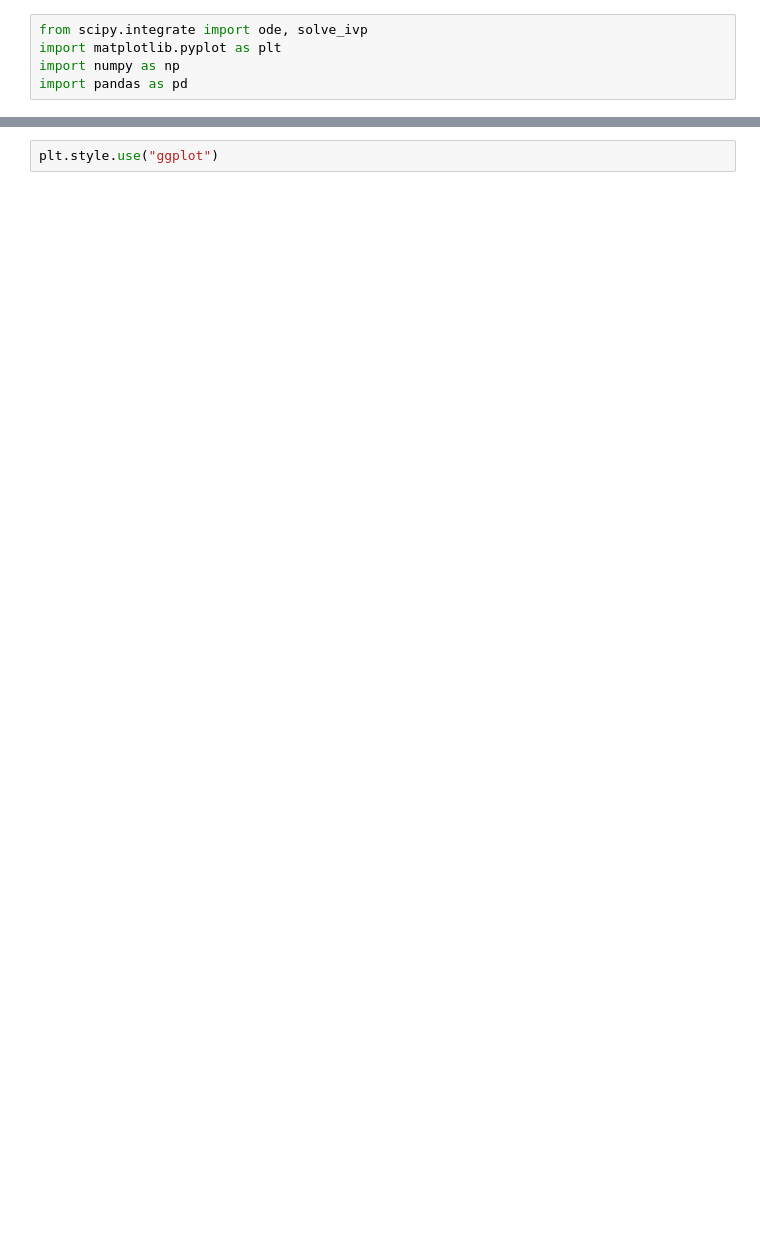
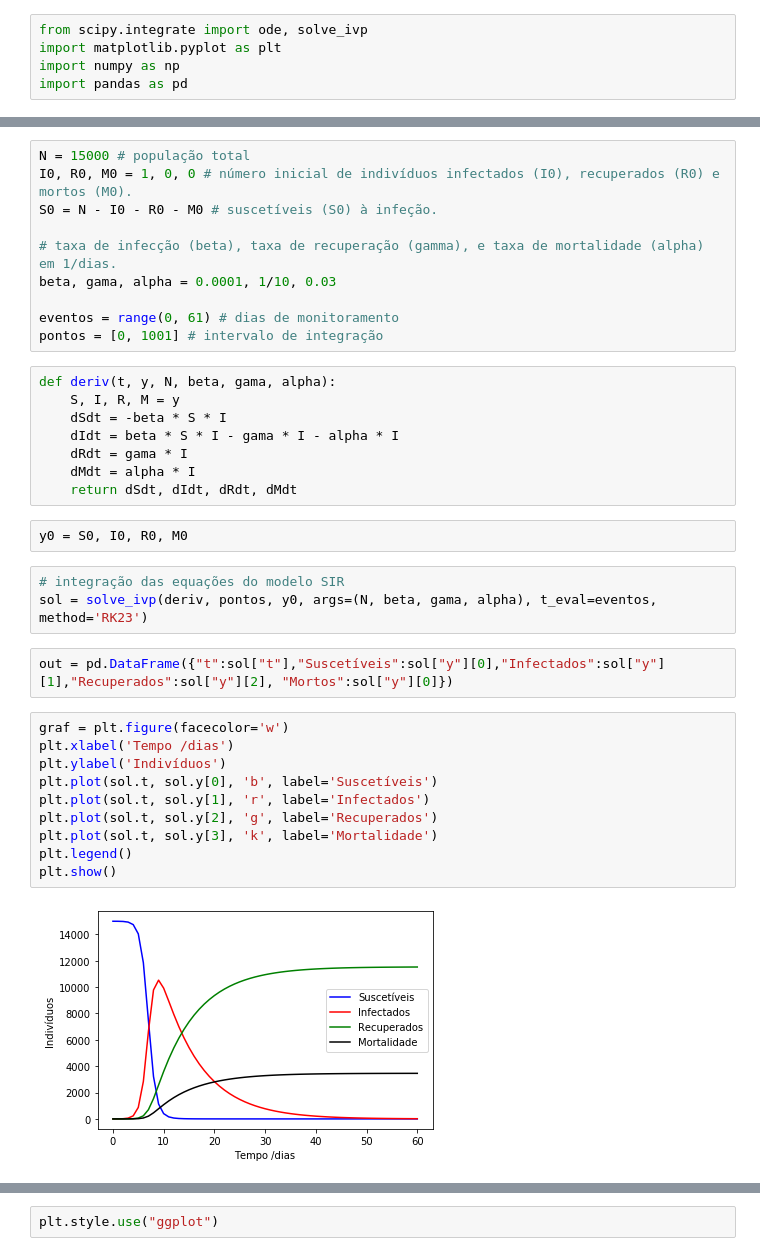
Before and after one commit to anathayna/jupyter-notebook, a Jupyter notebook: simulation/deterministic.ipynb, the cells around one changed output, grey strips where cells are left out. Drawn from its saved outputs; the diff is of its cells as text; blank space fills up the shorter version.

```diff
--- a/simulation/deterministic.ipynb
+++ b/simulation/deterministic.ipynb
@@ -13 +19,38 @@ import pandas as pd
+# %%
+N = 15000 # população total
+I0, R0, M0 = 1, 0, 0 # número inicial de indivíduos infectados (I0), recuperados (R0) e mortos (M0).
+S0 = N - I0 - R0 - M0 # suscetíveis (S0) à infeção.
+
+# taxa de infecção (beta), taxa de recuperação (gamma), e taxa de mortalidade (alpha) em 1/dias.
+beta, gama, alpha = 0.0001, 1/10, 0.03
+
+eventos = range(0, 61) # dias de monitoramento
+pontos = [0, 1001] # intervalo de integração
+# %%
+def deriv(t, y, N, beta, gama, alpha):
+    S, I, R, M = y
+    dSdt = -beta * S * I
+    dIdt = beta * S * I - gama * I - alpha * I
+    dRdt = gama * I
+    dMdt = alpha * I
+    return dSdt, dIdt, dRdt, dMdt
+# %%
+y0 = S0, I0, R0, M0
+# %%
+# integração das equações do modelo SIR
+sol = solve_ivp(deriv, pontos, y0, args=(N, beta, gama, alpha), t_eval=eventos, method='RK23')
+# %%
+out = pd.DataFrame({"t":sol["t"],"Suscetíveis":sol["y"][0],"Infectados":sol["y"][1],"Recuperados":sol["y"][2], "Mortos":sol["y"][0]})
+# %%
+graf = plt.figure(facecolor='w')
+plt.xlabel('Tempo /dias')
+plt.ylabel('Indivíduos')
+plt.plot(sol.t, sol.y[0], 'b', label='Suscetíveis')
+plt.plot(sol.t, sol.y[1], 'r', label='Infectados')
+plt.plot(sol.t, sol.y[2], 'g', label='Recuperados')
+plt.plot(sol.t, sol.y[3], 'k', label='Mortalidade')
+plt.legend()
+plt.show()
+# %% [output]
+[figure, added]
 # %%
```
Also changed, not shown: parts of 21 cells of this notebook.
